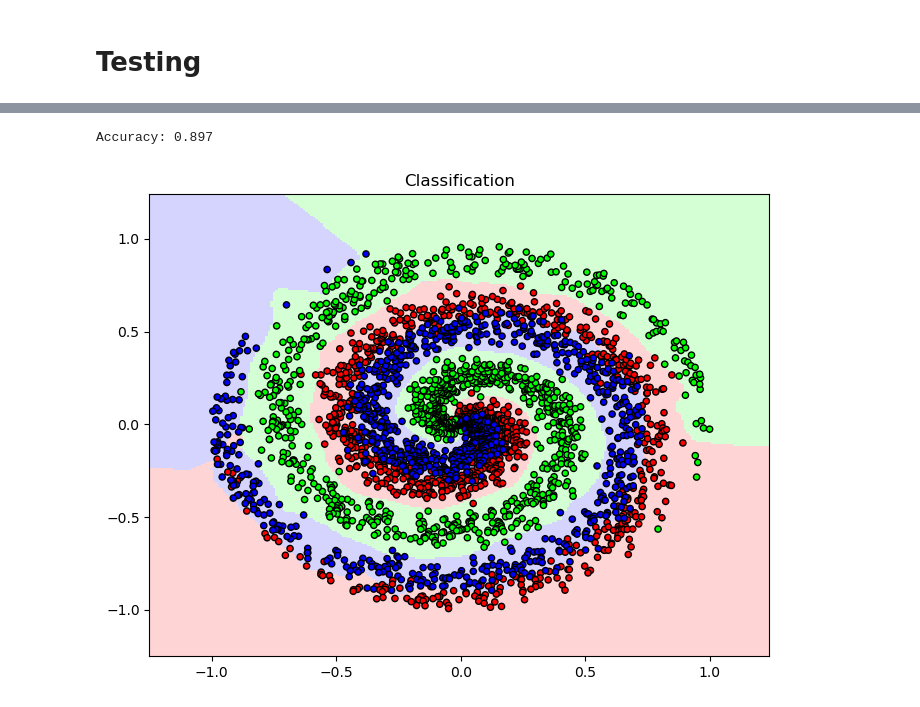
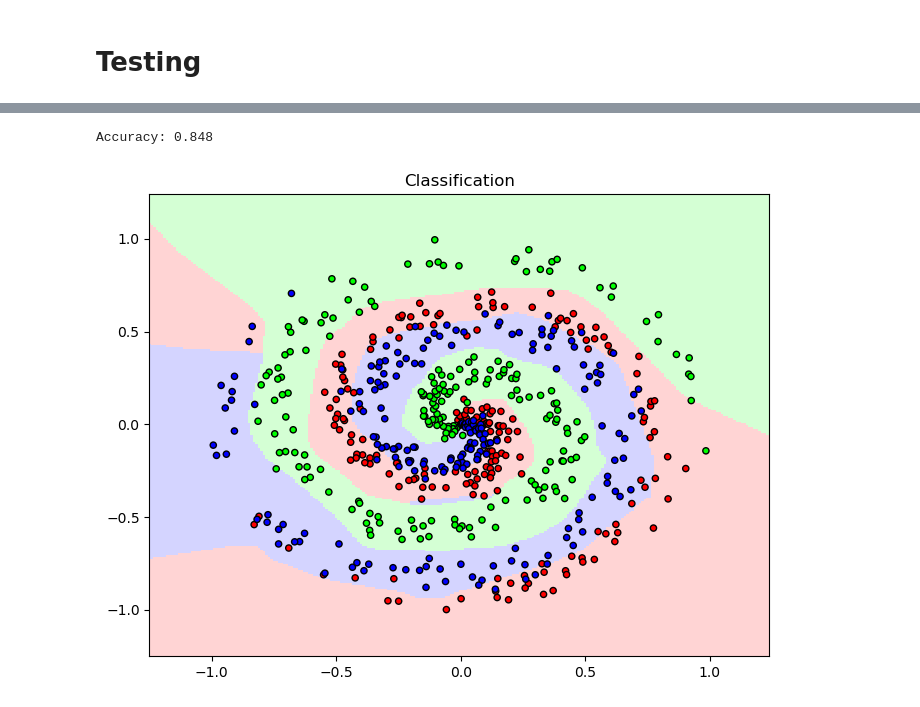
Before and after one commit to danilosiervi/neural_network, a Jupyter notebook: neural_network.ipynb, the cells around one changed output, grey strips where cells are left out. Cells and saved outputs as stored; diff of their text form; code cells hidden in the pictures.

Commit message:
Dropout

```diff
--- a/neural_network.ipynb
+++ b/neural_network.ipynb
@@ -86,6 +86,24 @@ class DenseLayer(Layer):
 
         self.inputs_prime = np.dot(outputs_prime, self.weights.T)
         return self.inputs_prime
+# %%
+class DropoutLayer(Layer):
+    def __init__(self, rate):
+        super().__init__()
+        self.rate = 1 - rate
+
+    def forward(self, inputs: np.ndarray) -> np.ndarray:
+        self.inputs = inputs
+        self.binary_mask = np.random.binomial(1, self.rate, size=inputs.shape) / self.rate
+        self.outputs = inputs * self.binary_mask
+
+        return self.outputs
+
+    def backward(self, outputs_prime: np.ndarray) -> np.ndarray:
+        self.outputs_prime = outputs_prime.copy()
+        self.inputs_prime = outputs_prime * self.binary_mask
+
+        return self.inputs_prime
 # %% [markdown]
 ### Activation Layer
 # %%
@@ -305,7 +323,7 @@ class OptimizerAdam:
 # %% [markdown]
 # Data Sample
 # %%
-x, y = spiral_data(samples=1000, classes=3)
+x, y = spiral_data(samples=200, classes=3)
 
 plt.scatter(x[:, 0], x[:, 1], c=y, cmap='brg')
 plt.show()
@@ -314,16 +332,18 @@ plt.show()
 # %% [markdown]
 # Testing
 # %%
-dense1 = DenseLayer(2, 512, weight_regularizer_l2=5e-4, bias_regularizer_l2=5e-4)
+dense1 = DenseLayer(2, 256, weight_regularizer_l2=5e-4, bias_regularizer_l2=5e-4)
 relu = ActivationReLU()
-dense2 = DenseLayer(512, 3)
+dropout = DropoutLayer(0.1)
+dense2 = DenseLayer(256, 3)
 softmax = ActivationSoftmax()
-optimizer = OptimizerAdam(learning_rate=0.02, decay=5e-7)
+optimizer = OptimizerAdam(learning_rate=0.05, decay=5e-5)
 
 for epoch in range(10001):
     dense1_outputs = dense1.forward(x)
     relu_outputs = relu.forward(dense1_outputs)
-    dense2_outputs = dense2.forward(relu_outputs)
+    dropout_outputs = dropout.forward(relu_outputs)
+    dense2_outputs = dense2.forward(dropout_outputs)
     softmax_outputs = softmax.forward(dense2_outputs)
 
     regularization_loss = softmax.get_regularization_loss(dense1) + softmax.get_regularization_loss(dense2)
@@ -339,7 +359,8 @@ for epoch in range(10001):
 
     softmax_inputs_prime = softmax.loss_backward(softmax_outputs, y)
     dense2_inputs_prime = dense2.backward(softmax_inputs_prime)
-    relu_inputs_prime = relu.backward(dense2_inputs_prime)
+    dropout_inputs_prime = dropout.backward(dense2_inputs_prime)
+    relu_inputs_prime = relu.backward(dropout_inputs_prime)
     dense1_inputs_prime = dense1.backward(relu_inputs_prime)
 
     optimizer.pre_update_params()
@@ -374,33 +395,33 @@ def predict(x):
     softmax_outputs = softmax.forward(dense2_outputs)
 
     return softmax_outputs
 
 
-x_test, y_test = spiral_data(samples=1000, classes=3)
+x_test, y_test = spiral_data(samples=200, classes=3)
 outputs = predict(x_test)
 y_pred = np.argmax(outputs, axis=1)
 accuracy = softmax.layer_accuracy(y_test)
 
 h = 0.01
 x_min, x_max = -1.25, 1.25
 y_min, y_max = -1.25, 1.25
 xx, yy = np.meshgrid(np.arange(x_min, x_max, h), np.arange(y_min, y_max, h))
 
 outputs = predict(np.c_[xx.ravel(), yy.ravel()])
 z = np.argmax(outputs, axis=1)
 z = z.reshape(xx.shape)
 
 cmap_light = ListedColormap(['#FFAAAA', '#AAFFAA', '#AAAAFF'])
 cmap_bold = ListedColormap(['#FF0000', '#00FF00', '#0000FF'])
 plt.figure(figsize=(8, 6))
 plt.pcolormesh(xx, yy, z, cmap=cmap_light, alpha=0.5)
 
 plt.scatter(x_test[:, 0], x_test[:, 1], c=y_test, cmap=cmap_bold, edgecolor='k', s=20)
 plt.xlim(xx.min(), xx.max())
 plt.ylim(yy.min(), yy.max())
 plt.title(f"Classification")
 print(f'Accuracy: {accuracy:.3f}')
 plt.show()
 # %% [output]
-Accuracy: 0.897
+Accuracy: 0.848
-[figure, old version]
+[figure, new version]
```
Also changed, not shown: parts of 2 cells of this notebook.
